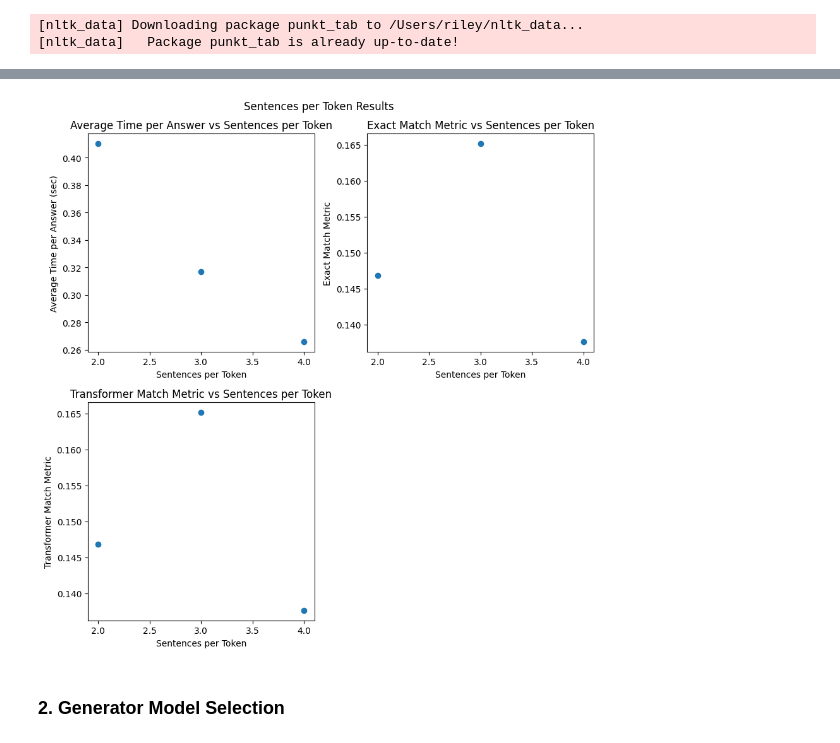
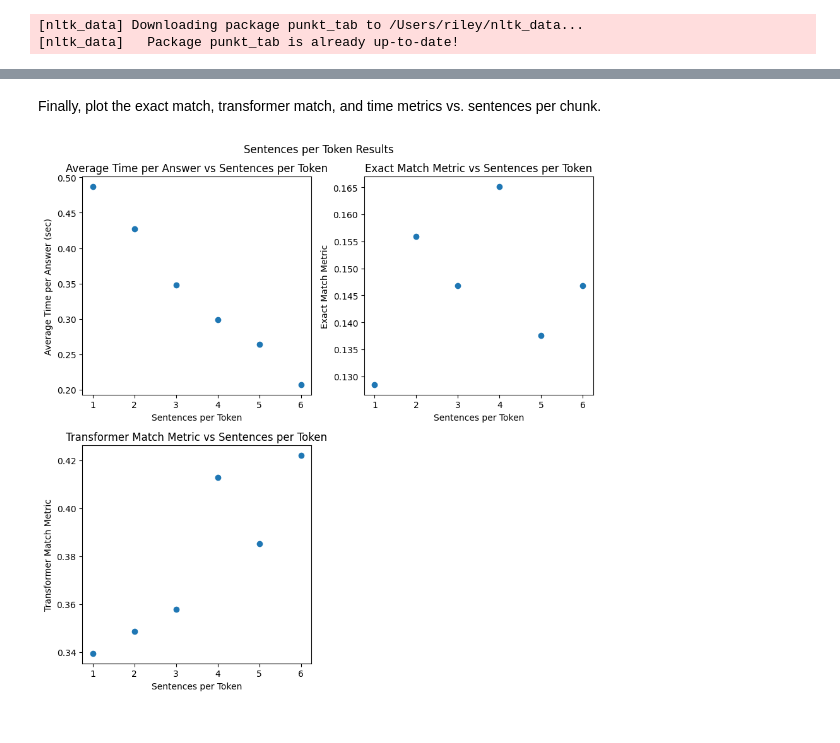
Before and after one commit to rskarp/riley-creating-ai-enabled-systems, a Jupyter notebook: retrieval_augmented_generation/analysis/design_considerations.ipynb, the cells around one changed output, grey strips where cells are left out. Cells and saved outputs as stored; diff of their text form; code cells hidden in the pictures.

```diff
--- a/retrieval_augmented_generation/analysis/design_considerations.ipynb
+++ b/retrieval_augmented_generation/analysis/design_considerations.ipynb
@@ -154,34 +175,40 @@ Be aware, overflowing tokens are not returned for the setting you have chosen, i
+# %% [markdown]
+Finally, plot the exact match, transformer match, and time metrics vs. sentences per chunk.
 # %%
+# Get stats lists
 spcs = [int(s) for s in spc_stats.keys()]
 times = [np.mean(stat['times']) for stat in spc_stats.values()]
 tms = [np.mean(stat['tms']) for stat in spc_stats.values()]
 ems = [np.mean(stat['ems']) for stat in spc_stats.values()]
 
+# Create figure object with subplots
 fig = plt.figure(figsize=(9,9))
 spec = mpl.gridspec.GridSpec(ncols=2, nrows=2)
 
+# Plot Times
 ax = fig.add_subplot(spec[0, 0])
 ax.scatter(spcs, times)
 ax.set_title('Average Time per Answer vs Sentences per Token')
 ax.set_xlabel('Sentences per Token')
 ax.set_ylabel('Average Time per Answer (sec)')
 
+# Plot exact match metrics
 ax = fig.add_subplot(spec[0, 1])
 ax.scatter(spcs, ems)
 ax.set_title('Exact Match Metric vs Sentences per Token')
 ax.set_xlabel('Sentences per Token')
 ax.set_ylabel('Exact Match Metric')
 
+# Plot transformer match metrics
 ax = fig.add_subplot(spec[1, 0])
-ax.scatter(spcs, ems)
+ax.scatter(spcs, tms)
 ax.set_title('Transformer Match Metric vs Sentences per Token')
 ax.set_xlabel('Sentences per Token')
 ax.set_ylabel('Transformer Match Metric')
 
+# Format figure
 fig.suptitle("Sentences per Token Results")
 fig.tight_layout()
 plt.show()
 # %% [output]
-[figure, old version]
+[figure, new version]
-# %% [markdown]
-### 2. Generator Model Selection
```
Also changed, not shown: parts of 9 cells of this notebook, 1 other file.
